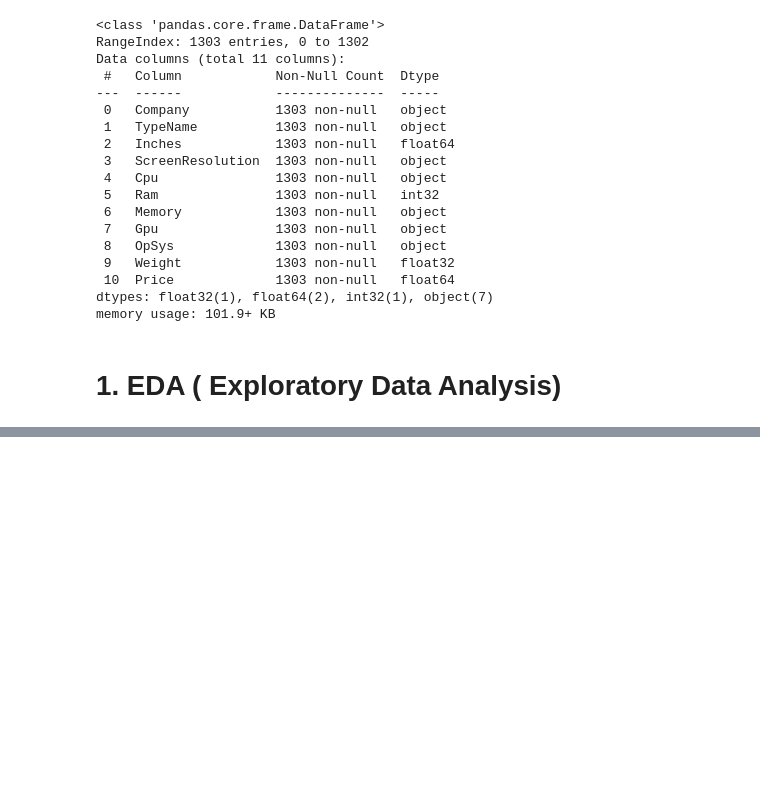
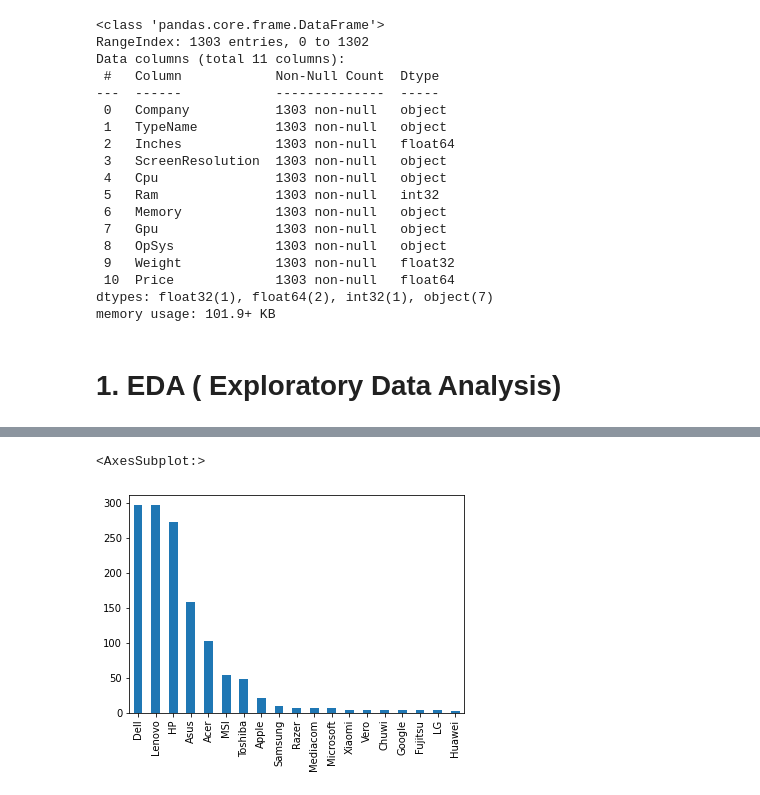
Before and after one commit to Pooja22-05-2003/Laptop_Price_Predictor, a Jupyter notebook: Laptop_Price_Predictor.ipynb, the cells around one changed output, grey strips where cells are left out. Cells and saved outputs as stored; diff of their text form; code cells hidden in the pictures; blank space fills up the shorter version.

```diff
--- a/Laptop_Price_Predictor.ipynb
+++ b/Laptop_Price_Predictor.ipynb
@@ -115,0 +125,6 @@ memory usage: 101.9+ KB
+# %%
+
+df['Company'].value_counts().plot(kind='bar')
+# %% [output]
+<AxesSubplot:>
+[figure, added]
```
Also changed, not shown: parts of 78 cells of this notebook.
